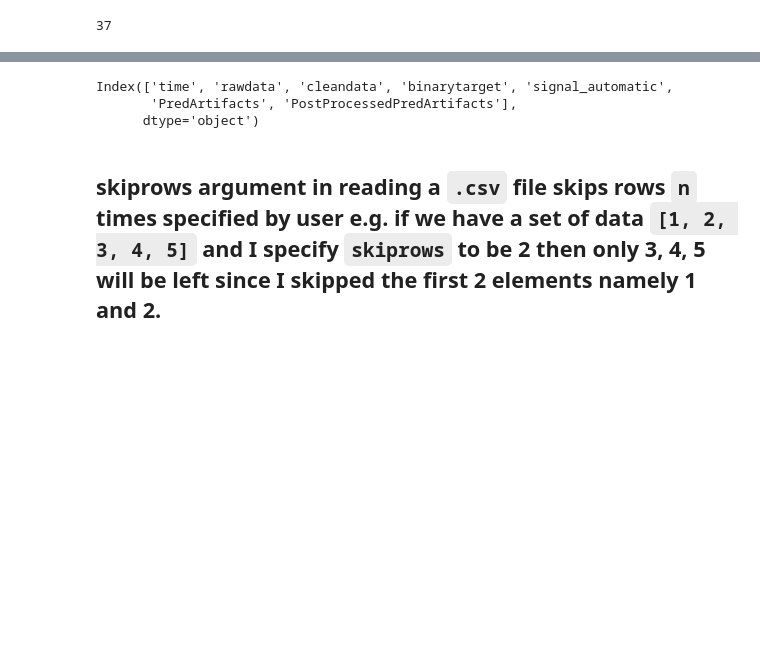
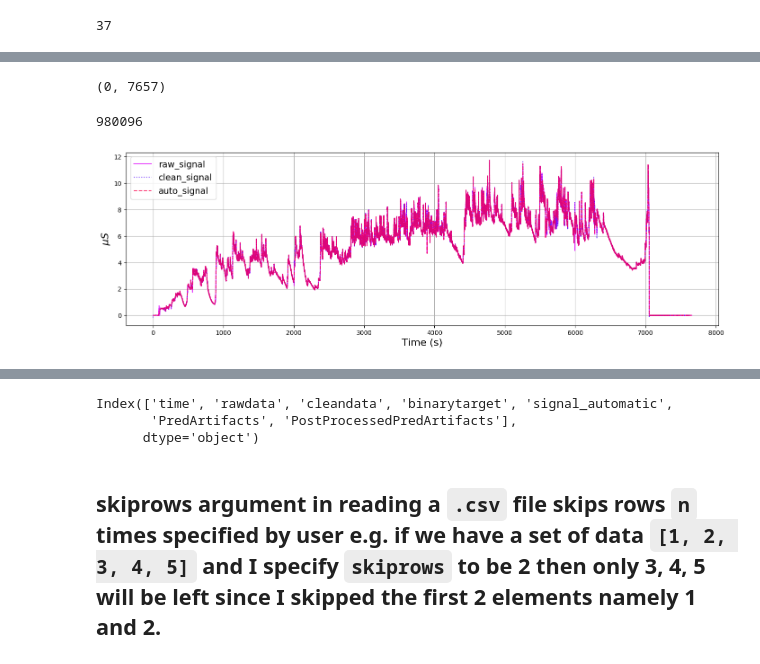
Before and after one commit to 08Aristodemus24/thesis-writing-1, a Jupyter notebook: server-side/modelling/experiementation.ipynb, the cells around one changed output, grey strips where cells are left out. Drawn from its saved outputs; the diff is of its cells as text; code cells hidden in the pictures; blank space fills up the shorter version.

```diff
--- a/server-side/modelling/experiementation.ipynb
+++ b/server-side/modelling/experiementation.ipynb
@@ -666,3 +666,6 @@ Freq: 125ms, dtype: float64
 len(test_data_resampled.mean())
 # %% [output]
 37
+# %%
+pqbqpr_eda_df = pd.read_csv('./data/Electrodermal Activity artifact correction BEnchmark (EDABE)/Test/pqbqpr_expert2.csv', sep=';')
+pqbqpr_eda_df
@@ -668,0 +686,3 @@ len(test_data_resampled.mean())
+# %%
+pqbqpr_eda_df.columns = ['time', 'raw_signal', 'clean_signal', 'label', 'auto_signal', 'pred_art', 'post_proc_pred_art']
+pqbqpr_eda_df
@@ -669,3 +703,17 @@ len(test_data_resampled.mean())
+# %%
+begin_time_s = 0
+end_time_s = round(pqbqpr_eda_df['time'].iloc[-1])
+begin_time_s, end_time_s
+# %% [output]
+(0, 7657)
+# %%
+end_time_s * 128
+# %% [output]
+980096
+# %%
+view_time_frame(pqbqpr_eda_df, begin_time_s=begin_time_s, end_time_s=end_time_s)
+# %% [output]
+[figure, added]
 # %%
 akakip_eda_df = pd.read_csv('./data/Electrodermal Activity artifact correction BEnchmark (EDABE)/Train/akakip_expert2.csv', sep=';')
 akakip_eda_df
```
Also changed, not shown: parts of 7 cells of this notebook, 3 other files.
